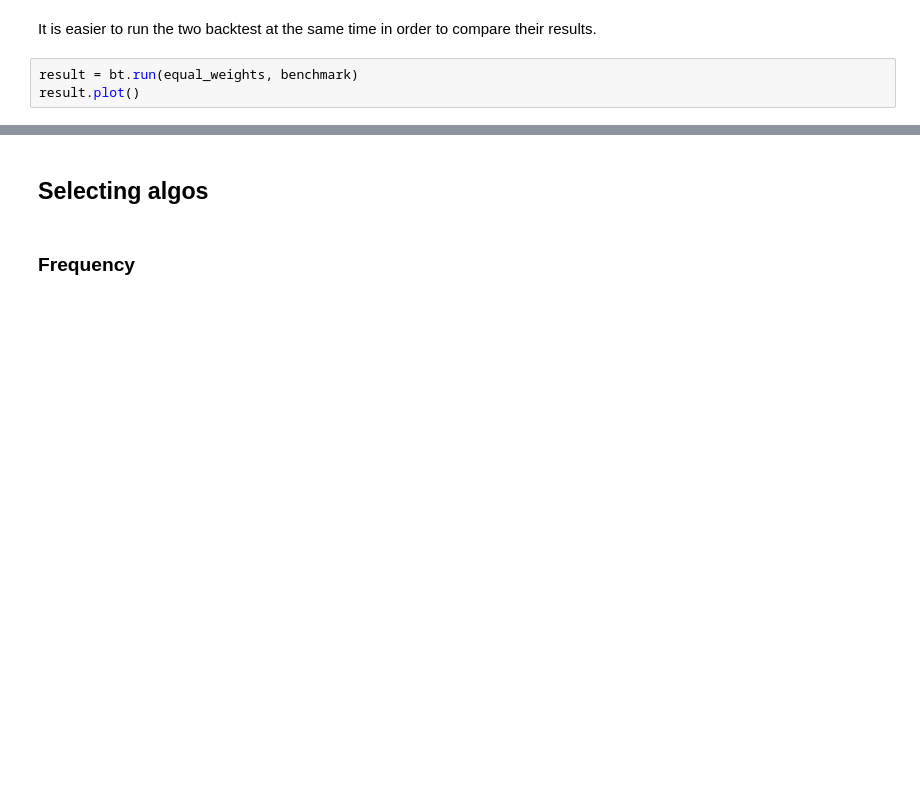
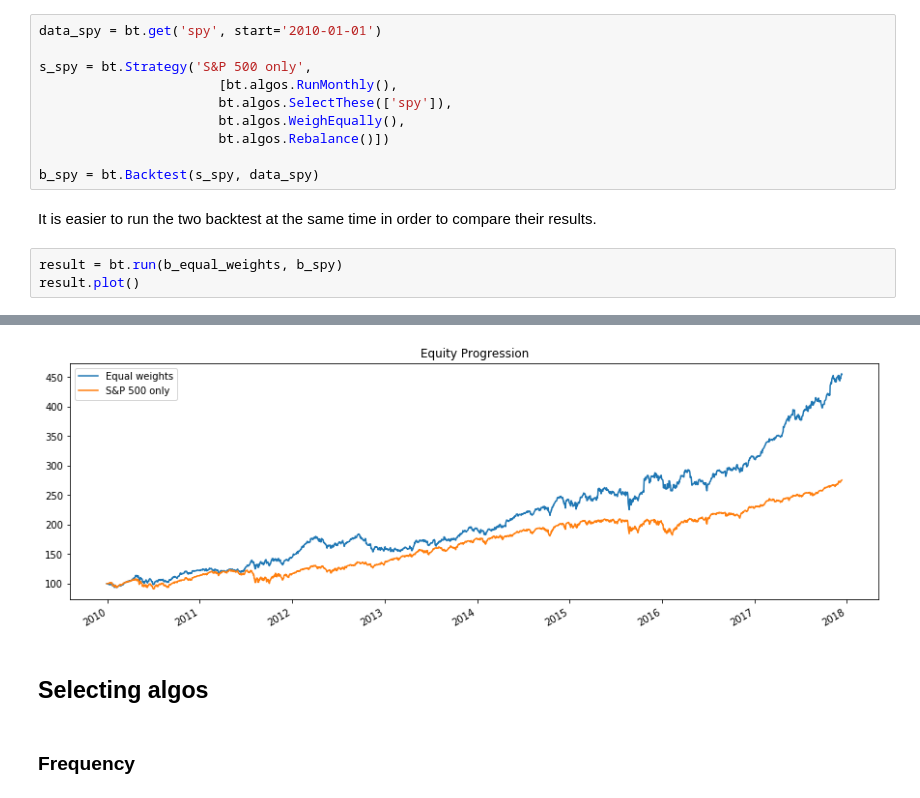
Before and after one commit to nicolasmauhe/computational_finance, a Jupyter notebook: course.ipynb, the cells around one changed output, grey strips where cells are left out. Drawn from its saved outputs; the diff is of its cells as text; blank space fills up the shorter version.

```diff
--- a/course.ipynb
+++ b/course.ipynb
@@ -199,8 +379,19 @@ Exercise 4. Let's compare this strategy to the Standard & Poor's 500 index.
 4. Run it !
 # %% [markdown]
 Solution
+# %%
+data_spy = bt.get('spy', start='2010-01-01')
+
+s_spy = bt.Strategy('S&P 500 only',
+                       [bt.algos.RunMonthly(),
+                       bt.algos.SelectThese(['spy']),
+                       bt.algos.WeighEqually(),
+                       bt.algos.Rebalance()])
+
+b_spy = bt.Backtest(s_spy, data_spy)
 # %% [markdown]
 It is easier to run the two backtest at the same time in order to compare their results.
 # %%
-result = bt.run(equal_weights, benchmark)
+result = bt.run(b_equal_weights, b_spy)
 result.plot()
+# %% [output]
@@ -207,3 +400,4 @@ result.plot()
+[figure, added]
 # %% [markdown]
 ## Selecting algos
 # %% [markdown]
```
Also changed, not shown: parts of 97 cells of this notebook.
